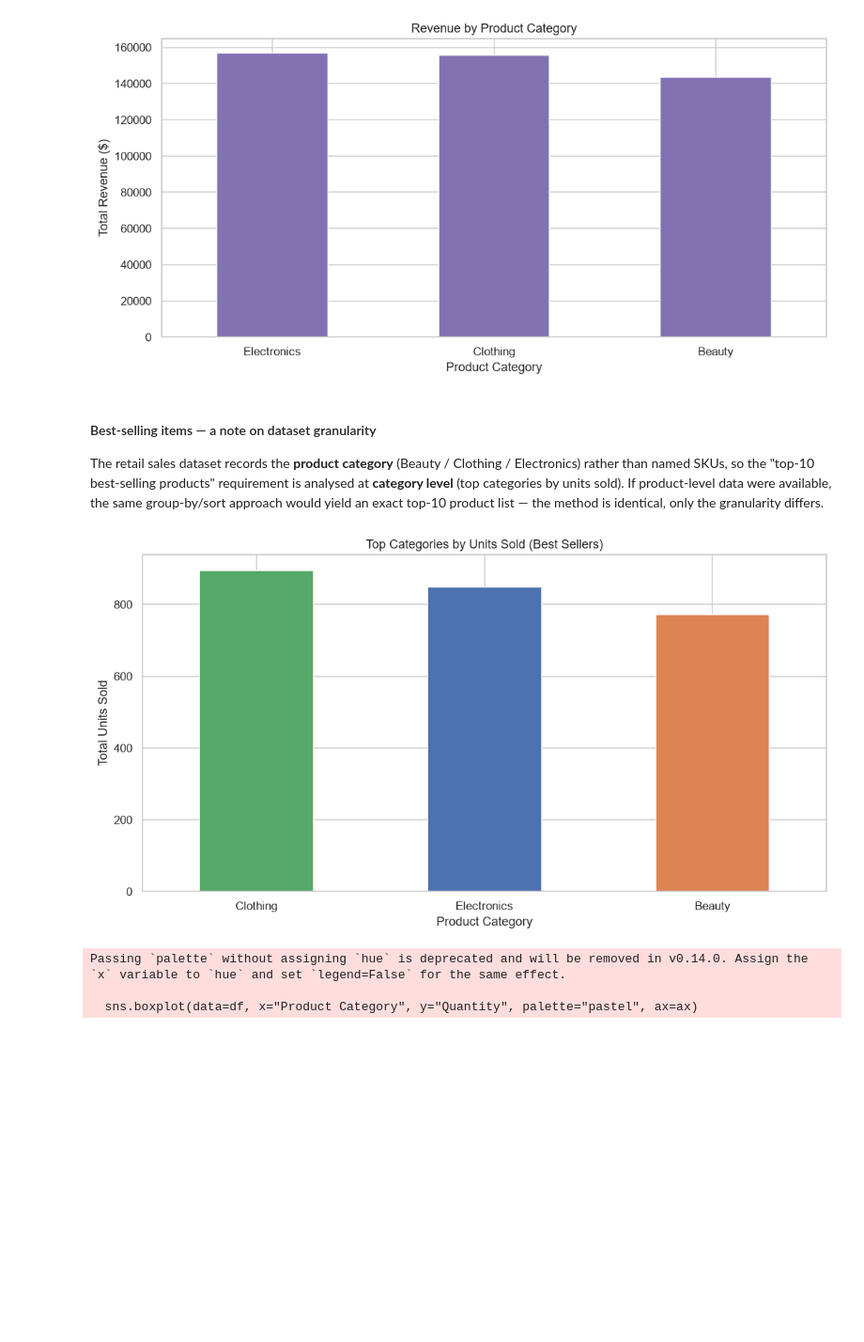
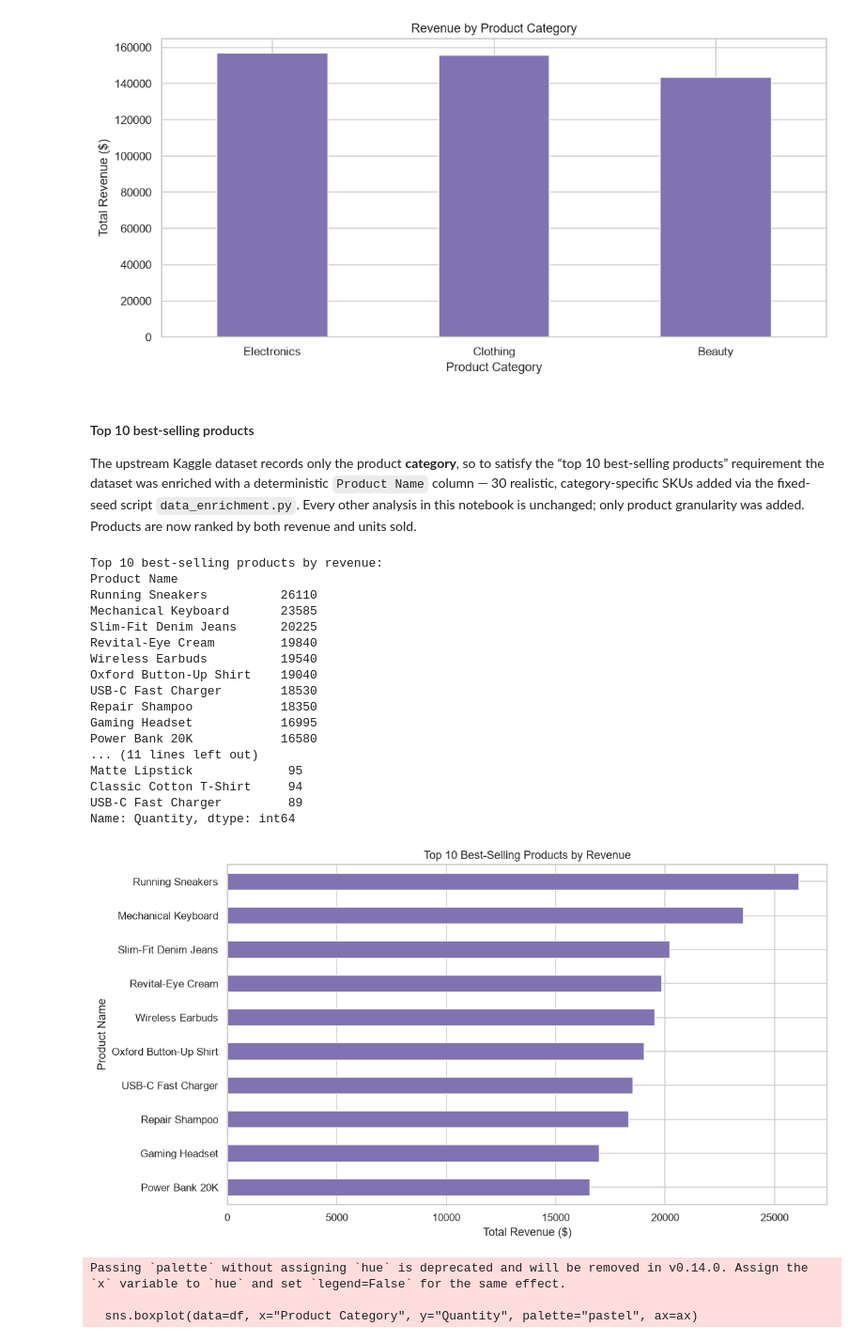
Before and after one commit to MuhilanG/OIBSIP, a Jupyter notebook: DataAnalytics-L1-EDARetailSales/EDA_Retail_Sales.ipynb, the cells around one changed output. Shown at 94% size. Saved outputs shown, nothing was run; the diff lists cells and outputs as text; code cells hidden in the pictures; blank space fills up the shorter version.

```diff
--- a/DataAnalytics-L1-EDARetailSales/EDA_Retail_Sales.ipynb
+++ b/DataAnalytics-L1-EDARetailSales/EDA_Retail_Sales.ipynb
@@ -297,22 +297,45 @@ Clothing           155580         894           443.25     351
 Beauty             143515         771           467.48     307
 [figure]
 # %% [markdown]
-#### Best-selling items — a note on dataset granularity
-The retail sales dataset records the **product category** (Beauty / Clothing / Electronics) rather than named SKUs, so the "top-10 best-selling products" requirement is analysed at **category level** (top categories by units sold). If product-level data were available, the same group-by/sort approach would yield an exact top-10 product list — the method is identical, only the granularity differs.
+#### Top 10 best-selling products
+The upstream Kaggle dataset records only the product **category**, so to satisfy the “top 10 best-selling products” requirement the dataset was enriched with a deterministic `Product Name` column — 30 realistic, category-specific SKUs added via the fixed-seed script `data_enrichment.py`. Every other analysis in this notebook is unchanged; only product granularity was added. Products are now ranked by both revenue and units sold.
 # %%
-top_units = df.groupby("Product Category")["Quantity"].sum().sort_values(ascending=False)
+top_prod_rev = (df.groupby("Product Name")["Total Amount"]
+                .sum().sort_values(ascending=False).head(10))
+top_prod_qty = (df.groupby("Product Name")["Quantity"]
+                .sum().sort_values(ascending=False).head(10))
 
-fig, ax = plt.subplots()
-top_units.plot(kind="bar", ax=ax, color=["#55A868", "#4C72B0", "#DD8452"], legend=False)
-ax.set_title("Top Categories by Units Sold (Best Sellers)")
-ax.set_xlabel("Product Category")
-ax.set_ylabel("Total Units Sold")
-ax.set_xticklabels(ax.get_xticklabels(), rotation=0)
+print("Top 10 best-selling products by revenue:")
+print(top_prod_rev.round(0))
+print("\nTop 10 best-selling products by units sold:")
+print(top_prod_qty)
+
+fig, ax = plt.subplots(figsize=(11, 6))
+top_prod_rev.sort_values().plot(kind="barh", ax=ax, color="#8172B2", legend=False)
+ax.set_title("Top 10 Best-Selling Products by Revenue")
+ax.set_xlabel("Total Revenue ($)")
 plt.tight_layout()
-plt.savefig("screenshots/07_best_selling_categories.png", dpi=150, bbox_inches="tight")
+plt.savefig("screenshots/07_top10_products_revenue.png", dpi=150, bbox_inches="tight")
 plt.show()
 # %% [output]
+Top 10 best-selling products by revenue:
+Product Name
+Running Sneakers          26110
+Mechanical Keyboard       23585
+Slim-Fit Denim Jeans      20225
+Revital-Eye Cream         19840
+Wireless Earbuds          19540
+Oxford Button-Up Shirt    19040
+USB-C Fast Charger        18530
+Repair Shampoo            18350
+Gaming Headset            16995
+Power Bank 20K            16580
+... (11 lines left out)
+Matte Lipstick             95
+Classic Cotton T-Shirt     94
+USB-C Fast Charger         89
+Name: Quantity, dtype: int64
-[figure, old version]
+[figure, new version]
 # %%
 fig, ax = plt.subplots()
 sns.boxplot(data=df, x="Product Category", y="Quantity", palette="pastel", ax=ax)
```
Also changed, not shown: parts of 6 cells of this notebook, 5 other files.
